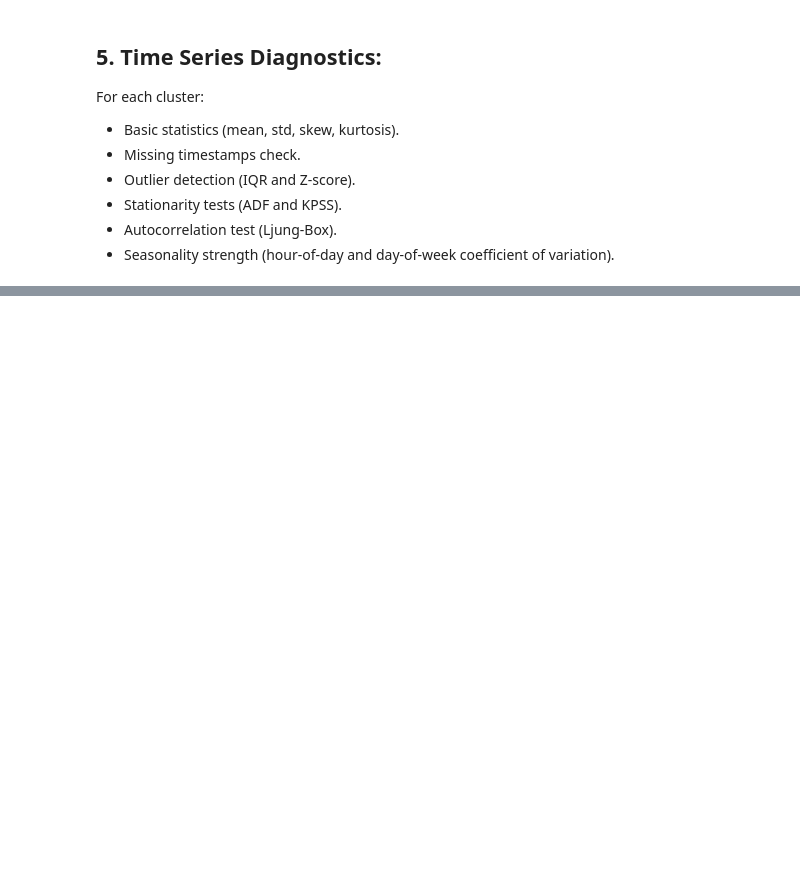
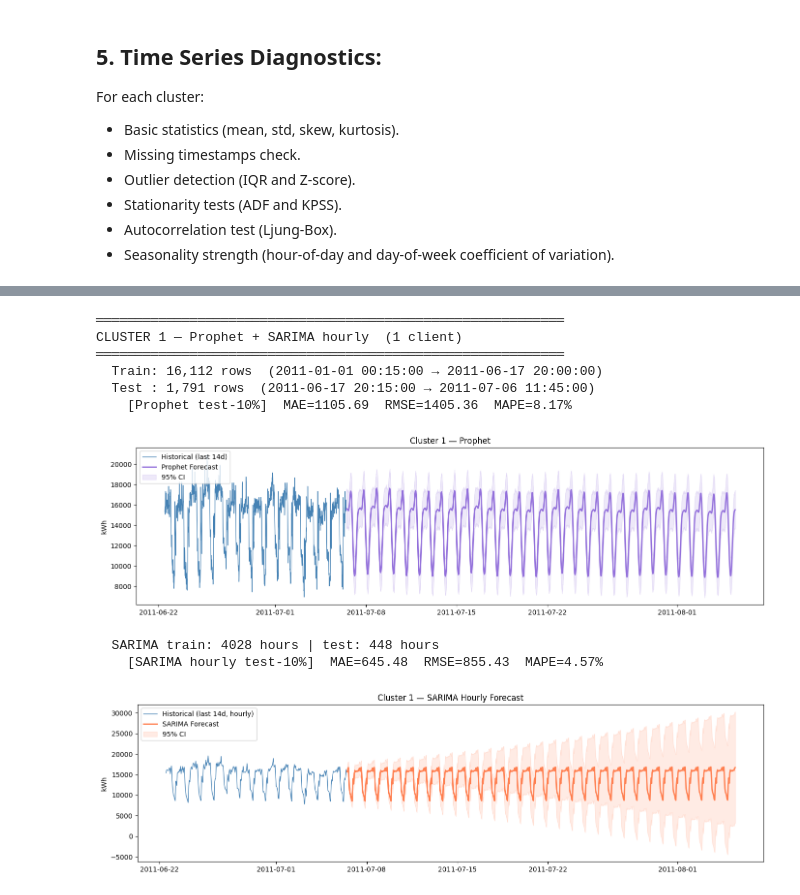
Before and after one commit to bhuvighosh3/Forecasting-project, a Jupyter notebook: Electricity_forecast.ipynb, the cells around one changed output, grey strips where cells are left out. Saved outputs shown, nothing was run; the diff lists cells and outputs as text; code cells hidden in the pictures; blank space fills up the shorter version.

```diff
--- a/Electricity_forecast.ipynb
+++ b/Electricity_forecast.ipynb
@@ -860,0 +551,65 @@ print(summary.to_string())
+# %%
+print("CLUSTER 1 — Prophet + SARIMA hourly  (1 client)")
+
+series_c1 = cluster_series[1]['mean_clean'].copy()
+ts1, tr1, te1 = prep_prophet(series_c1)
+
+# Prophet:
+m1 = fit_prophet(tr1, cp=0.01, sp=5)
+pred1_p = m1.predict(te1[['ds', 'is_weekend']])
+m1_prophet = metrics(te1['y'].values, pred1_p['yhat'].values, 'Prophet test-10%')
+
+m1_full = fit_prophet(ts1, cp=0.01, sp=5)
+fc1 = prophet_forecast(m1_full, ts1)
+plot_forecast(1, series_c1, fc1['ds'], fc1['yhat'],
+              fc1['yhat_lower'], fc1['yhat_upper'], 'Prophet', color='mediumpurple')
+
+# SARIMA hourly:
+# Resample to hourly mean — m=24 is computationally feasible unlike m=96
+hourly_c1 = series_c1.resample('h').mean()
+split_h1  = int(len(hourly_c1) * 0.9)
+train_h1  = hourly_c1.iloc[:split_h1]
+test_h1   = hourly_c1.iloc[split_h1:]
+
+print(f"  SARIMA train: {len(train_h1)} hours | test: {len(test_h1)} hours")
+
+sarima1 = SARIMAX(
+    train_h1,
+    order=(1, 1, 1),
+    seasonal_order=(1, 0, 1, 24),  # m=24 hourly, D=0 (series already stationary)
+    enforce_stationarity=False,
+    enforce_invertibility=False
+).fit(disp=False)
+
+pred1_s   = sarima1.forecast(steps=len(test_h1))
+m1_sarima = metrics(test_h1.values, pred1_s.values, 'SARIMA hourly test-10%')
+
+# Forecast 30 days ahead
+fc1_s     = sarima1.forecast(steps=24*30)
+fc1_s_ci  = sarima1.get_forecast(steps=24*30).conf_int()
+fc1_idx   = pd.date_range(
+    hourly_c1.index[-1] + pd.Timedelta(hours=1),
+    periods=24*30, freq='h'
+)
+
+plt.figure(figsize=(14, 4))
+plt.plot(hourly_c1.iloc[-14*24:].index, hourly_c1.iloc[-14*24:].values,
+         color='steelblue', lw=1, label='Historical (last 14d, hourly)')
+plt.plot(fc1_idx, fc1_s.values, color='coral', lw=2, label='SARIMA Forecast')
+plt.fill_between(fc1_idx, fc1_s_ci.iloc[:,0], fc1_s_ci.iloc[:,1],
+                 color='coral', alpha=0.15, label='95% CI')
+plt.title("Cluster 1 — SARIMA Hourly Forecast")
+plt.ylabel("kWh"); plt.legend(); plt.tight_layout(); plt.show()
+
+results[1] = {'Prophet': m1_prophet, 'SARIMA_hourly': m1_sarima}
+# %% [output]
+════════════════════════════════════════════════════════════
+CLUSTER 1 — Prophet + SARIMA hourly  (1 client)
+════════════════════════════════════════════════════════════
+  Train: 16,112 rows  (2011-01-01 00:15:00 → 2011-06-17 20:00:00)
+  Test : 1,791 rows  (2011-06-17 20:15:00 → 2011-07-06 11:45:00)
+    [Prophet test-10%]  MAE=1105.69  RMSE=1405.36  MAPE=8.17%
+[figure, added]
+  SARIMA train: 4028 hours | test: 448 hours
+    [SARIMA hourly test-10%]  MAE=645.48  RMSE=855.43  MAPE=4.57%
+[figure, added]
```
Also changed, not shown: parts of 38 cells of this notebook.
